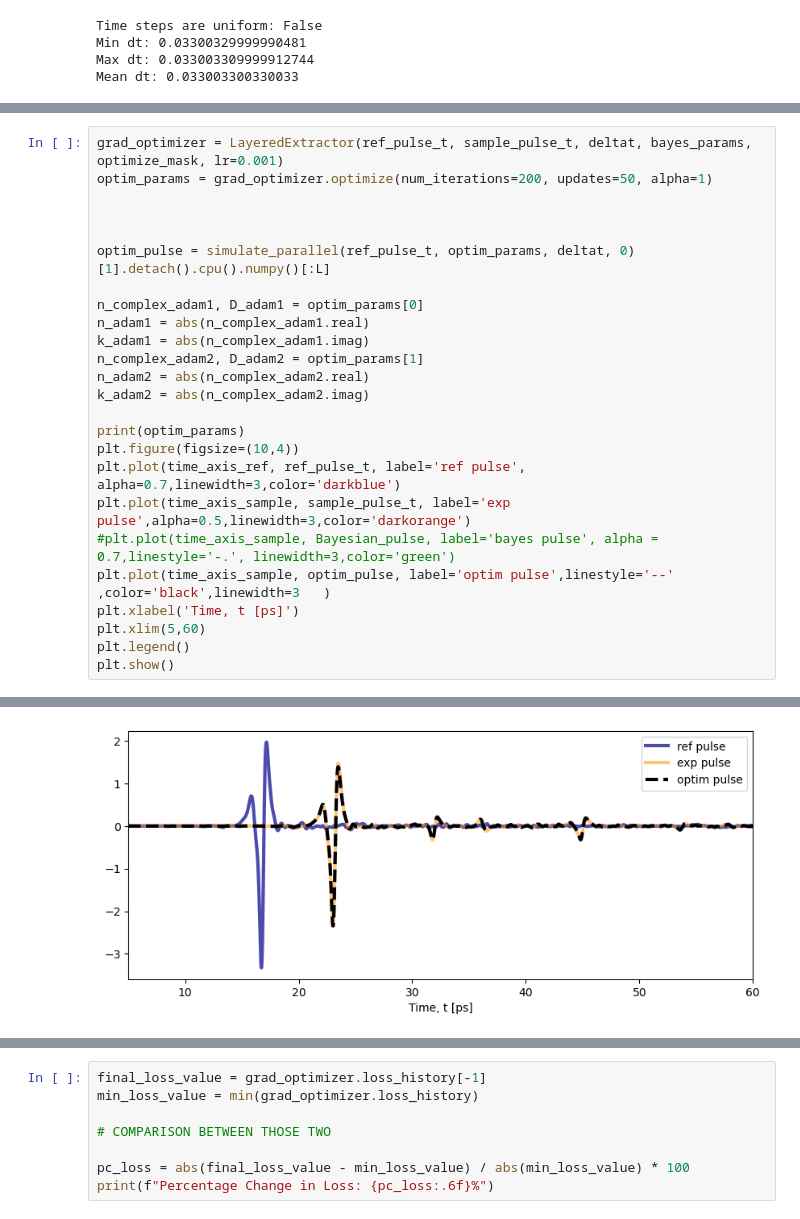
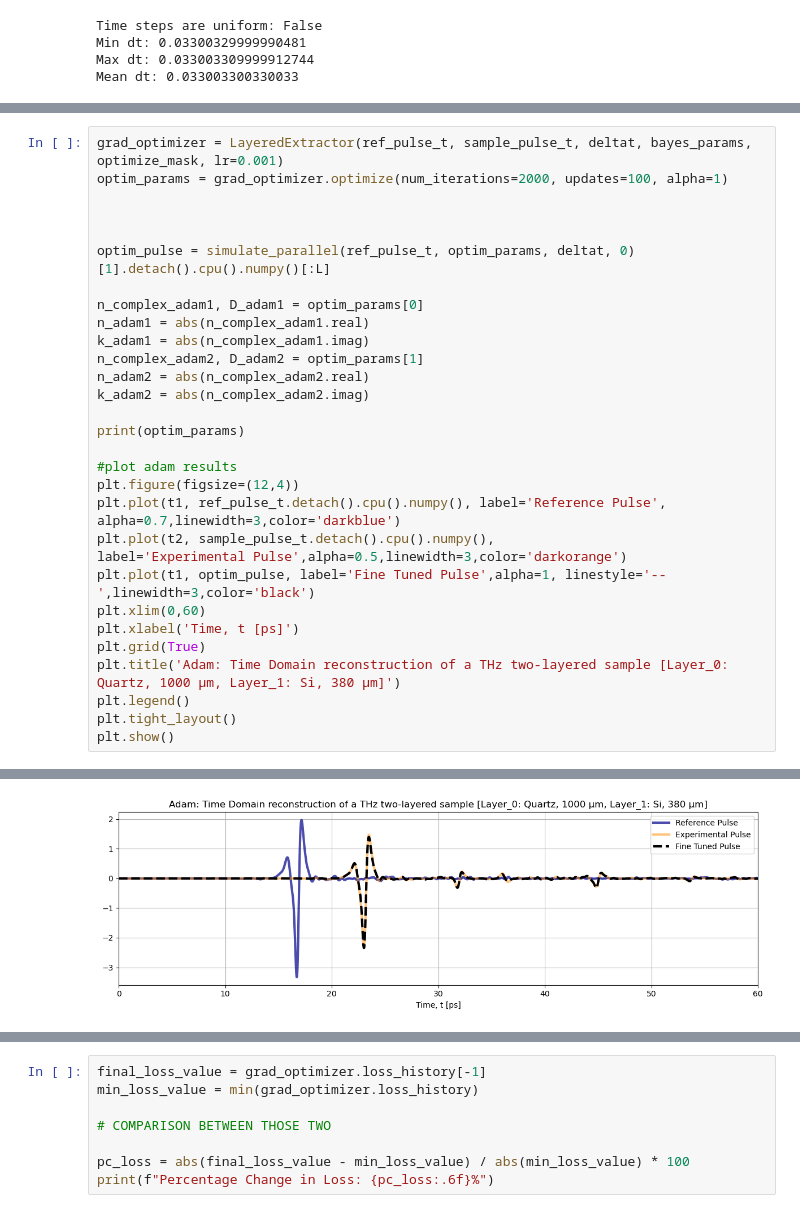
Before and after one commit to Loriginale2000/TerahertzProject, a Jupyter notebook: TheoTHzTDS/THz-TDS/Transfer Matrix Method/Quartz_Si_11_02_2026.ipynb, the cells around one changed output, grey strips where cells are left out. Saved outputs shown, nothing was run; the diff lists cells and outputs as text.

```diff
--- a/TheoTHzTDS/THz-TDS/Transfer Matrix Method/Quartz_Si_11_02_2026.ipynb
+++ b/TheoTHzTDS/THz-TDS/Transfer Matrix Method/Quartz_Si_11_02_2026.ipynb
@@ -182,6 +187,6 @@ Bayes params: [((1.9372838299911177-0.0071707951551353896j), 0.00101537930633862
 # %%
 grad_optimizer = LayeredExtractor(ref_pulse_t, sample_pulse_t, deltat, bayes_params, optimize_mask, lr=0.001)
-optim_params = grad_optimizer.optimize(num_iterations=200, updates=50, alpha=1)
+optim_params = grad_optimizer.optimize(num_iterations=2000, updates=100, alpha=1)
 
 
 
@@ -195,13 +200,19 @@ n_adam2 = abs(n_complex_adam2.real)
 k_adam2 = abs(n_complex_adam2.imag)
 
 print(optim_params)
-plt.figure(figsize=(10,4))
-plt.plot(time_axis_ref, ref_pulse_t, label='ref pulse', alpha=0.7,linewidth=3,color='darkblue')
-plt.plot(time_axis_sample, sample_pulse_t, label='exp pulse',alpha=0.5,linewidth=3,color='darkorange')
-#plt.plot(time_axis_sample, Bayesian_pulse, label='bayes pulse', alpha = 0.7,linestyle='-.', linewidth=3,color='green')
-plt.plot(time_axis_sample, optim_pulse, label='optim pulse',linestyle='--' ,color='black',linewidth=3   )
+
+#plot adam results
+plt.figure(figsize=(12,4))
+plt.plot(t1, ref_pulse_t.detach().cpu().numpy(), label='Reference Pulse',
+alpha=0.7,linewidth=3,color='darkblue')
+plt.plot(t2, sample_pulse_t.detach().cpu().numpy(),
+label='Experimental Pulse',alpha=0.5,linewidth=3,color='darkorange')
+plt.plot(t1, optim_pulse, label='Fine Tuned Pulse',alpha=1, linestyle='--',linewidth=3,color='black')
+plt.xlim(0,60)
 plt.xlabel('Time, t [ps]')
-plt.xlim(5,60)
+plt.grid(True)
+plt.title('Adam: Time Domain reconstruction of a THz two-layered sample [Layer_0: Quartz, 1000 μm, Layer_1: Si, 380 μm]')
 plt.legend()
+plt.tight_layout()
 plt.show()
 # %% [output]
@@ -214,4 +236,4 @@ Iteration 199, Loss: 1.128350e-02, Layer 0: n=1.9863, k=-0.00664, D=982.94 µm |
-[figure, old version]
+[figure, new version]
 # %%
 optim_params
 # %% [output]
```
Also changed, not shown: parts of 12 cells of this notebook, 13 other files.
